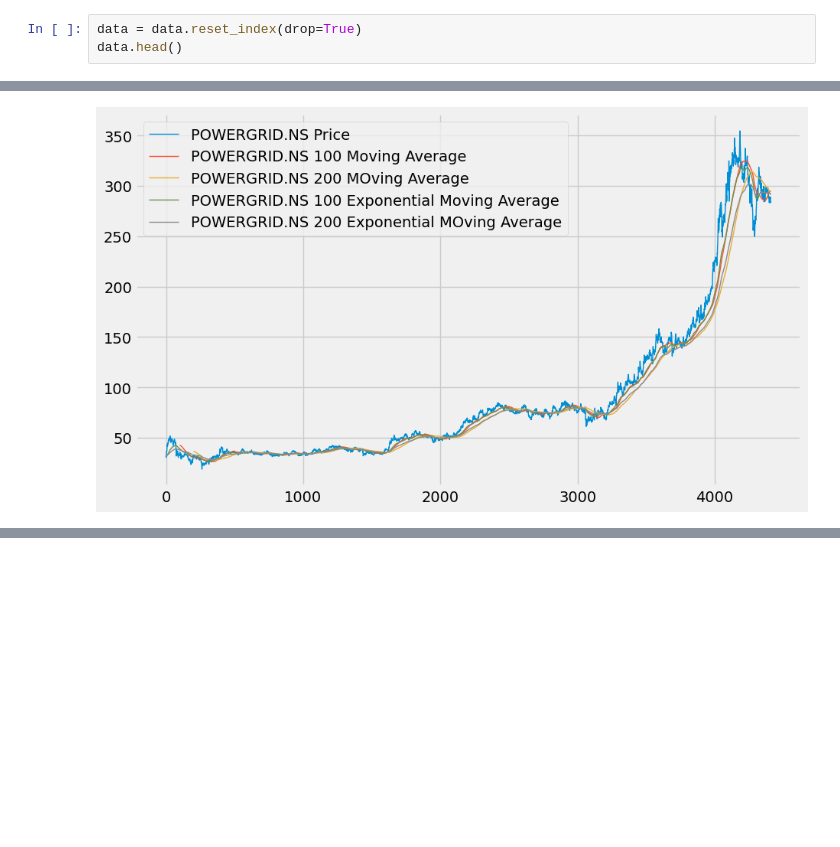
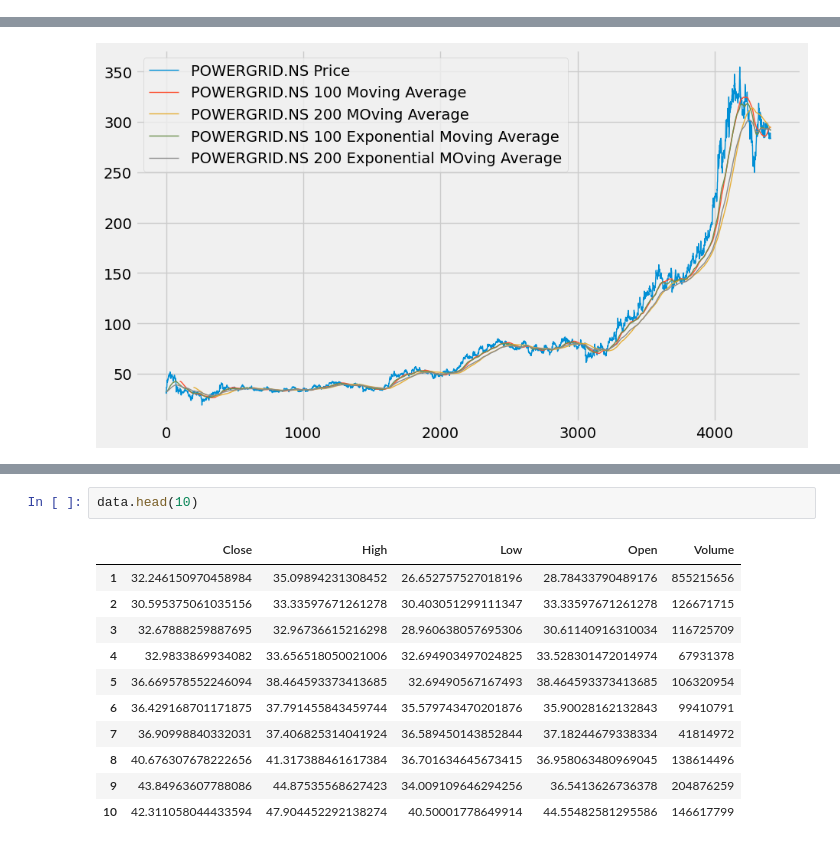
Before and after one commit to kamijoseph/LSTM-Stocks-Price, a Jupyter notebook: notebooks/main.ipynb, the cells around one changed output, grey strips where cells are left out. Saved outputs shown, nothing was run; the diff lists cells and outputs as text; blank space fills up the shorter version.

```diff
--- a/notebooks/main.ipynb
+++ b/notebooks/main.ipynb
@@ -247,6 +247,3 @@ data.head()
 data.shape
 # %% [output]
 (4410, 5)
-# %%
-data = data.reset_index(drop=True)
-data.head()
@@ -435,0 +441,14 @@ plt.show()
+# %%
+data.head(10)
+# %% [output]
+|  | Close | High | Low | Open | Volume |
+| 1 | 32.246150970458984 | 35.09894231308452 | 26.652757527018196 | 28.78433790489176 | 855215656 |
+| 2 | 30.595375061035156 | 33.33597671261278 | 30.403051299111347 | 33.33597671261278 | 126671715 |
+| 3 | 32.67888259887695 | 32.96736615216298 | 28.960638057695306 | 30.61140916310034 | 116725709 |
+| 4 | 32.9833869934082 | 33.656518050021006 | 32.694903497024825 | 33.528301472014974 | 67931378 |
+| 5 | 36.669578552246094 | 38.464593373413685 | 32.69490567167493 | 38.464593373413685 | 106320954 |
+| 6 | 36.429168701171875 | 37.791455843459744 | 35.579743470201876 | 35.90028162132843 | 99410791 |
+| 7 | 36.90998840332031 | 37.406825314041924 | 36.589450143852844 | 37.18244679338334 | 41814972 |
+| 8 | 40.676307678222656 | 41.317388461617384 | 36.701634645673415 | 36.958063480969045 | 138614496 |
+| 9 | 43.84963607788086 | 44.87535568627423 | 34.009109646294256 | 36.5413626736378 | 204876259 |
+| 10 | 42.311058044433594 | 47.904452292138274 | 40.50001778649914 | 44.55482581295586 | 146617799 |
```
Also changed, not shown: parts of 11 cells of this notebook.
